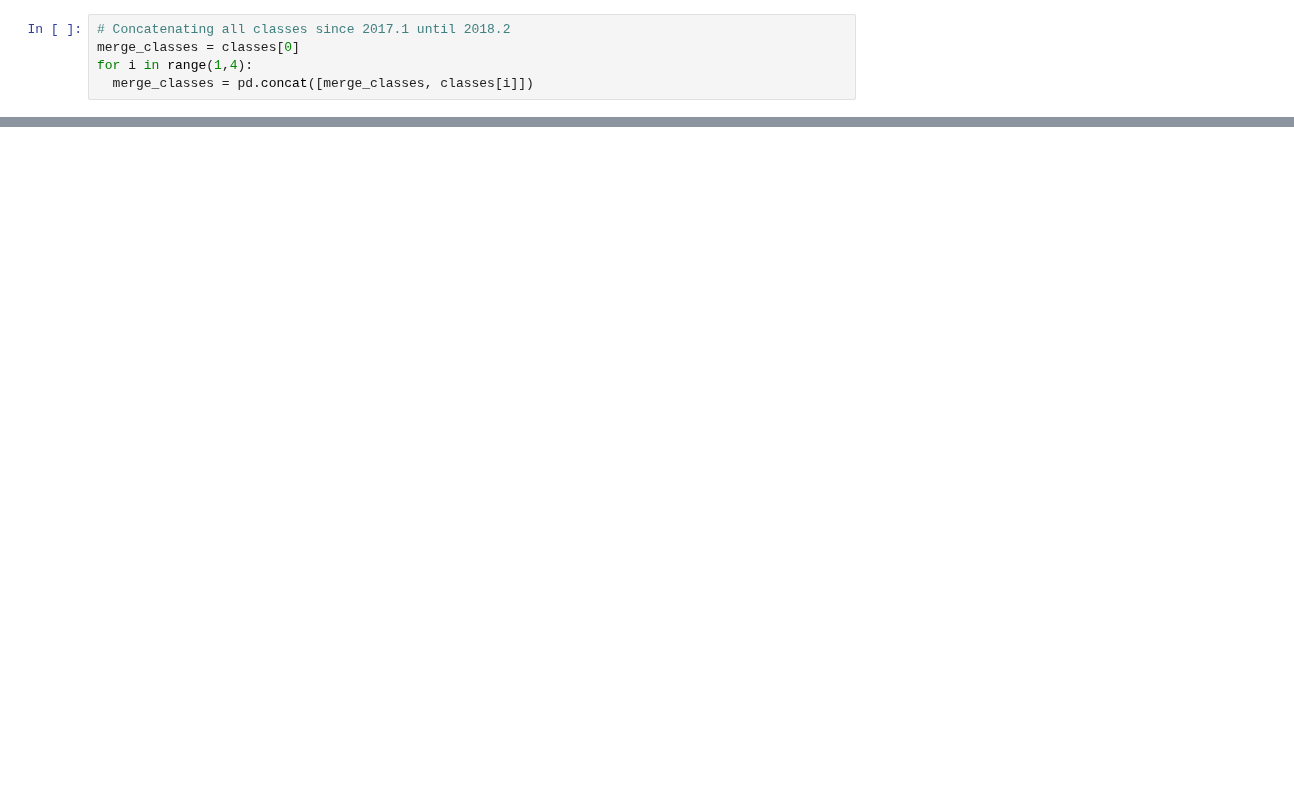
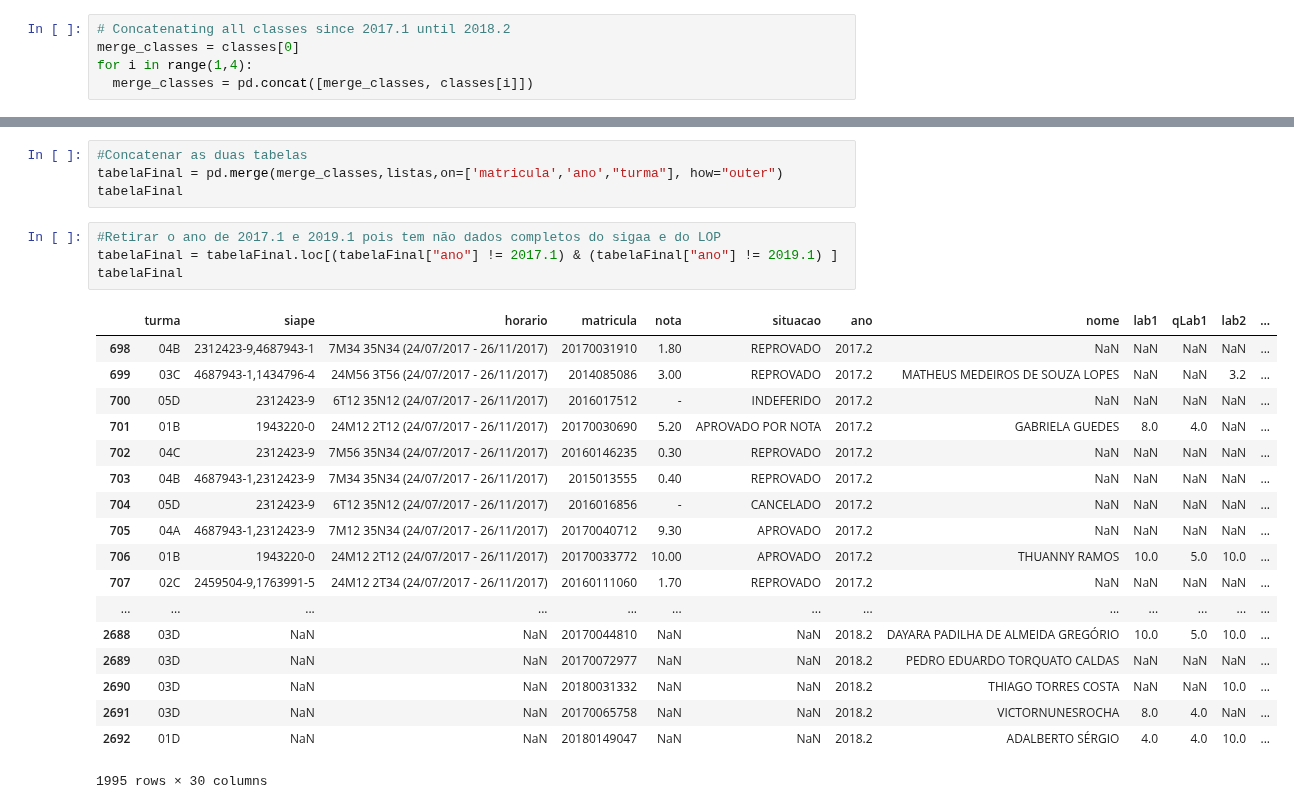
Before and after one commit to repitta/CienciaDeDadosEducacionais, a Jupyter notebook: Análise_dos_dados_da_UFRN.ipynb, the cells around one changed output, grey strips where cells are left out. Cells and saved outputs as stored; diff of their text form; blank space fills up the shorter version.

```diff
--- a/Análise_dos_dados_da_UFRN.ipynb
+++ b/Análise_dos_dados_da_UFRN.ipynb
@@ -106,0 +96,27 @@ merge_classes.head()
+# %%
+#Concatenar as duas tabelas
+tabelaFinal = pd.merge(merge_classes,listas,on=['matricula','ano',"turma"], how="outer")
+tabelaFinal
+# %%
+#Retirar o ano de 2017.1 e 2019.1 pois tem não dados completos do sigaa e do LOP
+tabelaFinal = tabelaFinal.loc[(tabelaFinal["ano"] != 2017.1) & (tabelaFinal["ano"] != 2019.1) ]
+tabelaFinal
+# %% [output]
+|  | turma | siape | horario | matricula | nota | situacao | ano | nome | lab1 | qLab1 | lab2 | ... |
+| 698 | 04B | 2312423-9,4687943-1 | 7M34 35N34 (24/07/2017 - 26/11/2017) | 20170031910 | 1.80 | REPROVADO | 2017.2 | NaN | NaN | NaN | NaN | ... |
+| 699 | 03C | 4687943-1,1434796-4 | 24M56 3T56 (24/07/2017 - 26/11/2017) | 2014085086 | 3.00 | REPROVADO | 2017.2 | MATHEUS MEDEIROS DE SOUZA LOPES | NaN | NaN | 3.2 | ... |
+| 700 | 05D | 2312423-9 | 6T12 35N12 (24/07/2017 - 26/11/2017) | 2016017512 | - | INDEFERIDO | 2017.2 | NaN | NaN | NaN | NaN | ... |
+| 701 | 01B | 1943220-0 | 24M12 2T12 (24/07/2017 - 26/11/2017) | 20170030690 | 5.20 | APROVADO POR NOTA | 2017.2 | GABRIELA GUEDES | 8.0 | 4.0 | NaN | ... |
+| 702 | 04C | 2312423-9 | 7M56 35N34 (24/07/2017 - 26/11/2017) | 20160146235 | 0.30 | REPROVADO | 2017.2 | NaN | NaN | NaN | NaN | ... |
+| 703 | 04B | 4687943-1,2312423-9 | 7M34 35N34 (24/07/2017 - 26/11/2017) | 2015013555 | 0.40 | REPROVADO | 2017.2 | NaN | NaN | NaN | NaN | ... |
+| 704 | 05D | 2312423-9 | 6T12 35N12 (24/07/2017 - 26/11/2017) | 2016016856 | - | CANCELADO | 2017.2 | NaN | NaN | NaN | NaN | ... |
+| 705 | 04A | 4687943-1,2312423-9 | 7M12 35N34 (24/07/2017 - 26/11/2017) | 20170040712 | 9.30 | APROVADO | 2017.2 | NaN | NaN | NaN | NaN | ... |
+| 706 | 01B | 1943220-0 | 24M12 2T12 (24/07/2017 - 26/11/2017) | 20170033772 | 10.00 | APROVADO | 2017.2 | THUANNY RAMOS | 10.0 | 5.0 | 10.0 | ... |
+| 707 | 02C | 2459504-9,1763991-5 | 24M12 2T34 (24/07/2017 - 26/11/2017) | 20160111060 | 1.70 | REPROVADO | 2017.2 | NaN | NaN | NaN | NaN | ... |
+| ... | ... | ... | ... | ... | ... | ... | ... | ... | ... | ... | ... | ... |
+| 2688 | 03D | NaN | NaN | 20170044810 | NaN | NaN | 2018.2 | DAYARA PADILHA DE ALMEIDA GREGÓRIO | 10.0 | 5.0 | 10.0 | ... |
+| 2689 | 03D | NaN | NaN | 20170072977 | NaN | NaN | 2018.2 | PEDRO EDUARDO TORQUATO CALDAS | NaN | NaN | NaN | ... |
+| 2690 | 03D | NaN | NaN | 20180031332 | NaN | NaN | 2018.2 | THIAGO TORRES COSTA | NaN | NaN | 10.0 | ... |
+| 2691 | 03D | NaN | NaN | 20170065758 | NaN | NaN | 2018.2 | VICTORNUNESROCHA | 8.0 | 4.0 | NaN | ... |
+| 2692 | 01D | NaN | NaN | 20180149047 | NaN | NaN | 2018.2 | ADALBERTO SÉRGIO | 4.0 | 4.0 | 10.0 | ... |
+1995 rows × 30 columns
```
Also changed, not shown: parts of 15 cells of this notebook.
